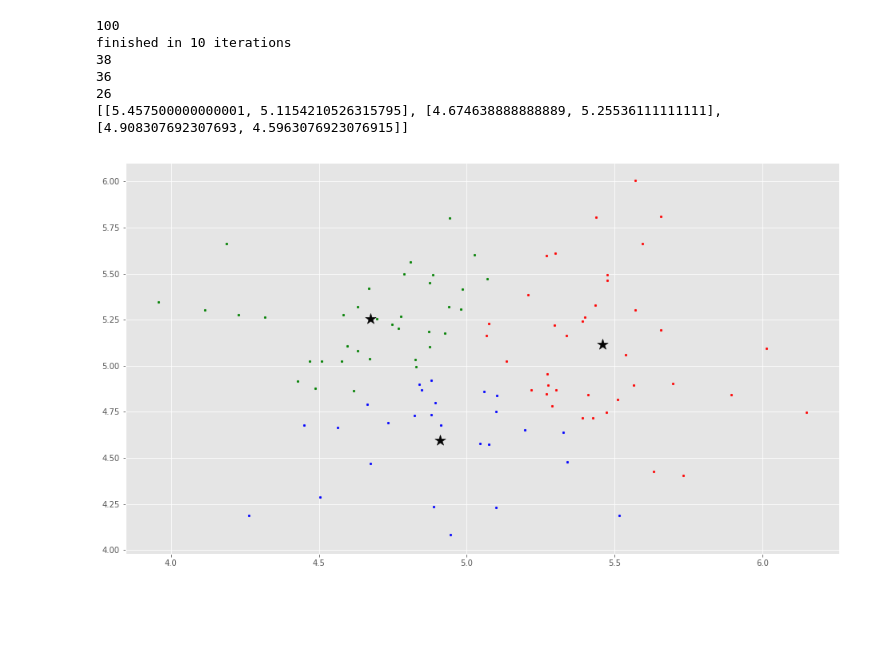
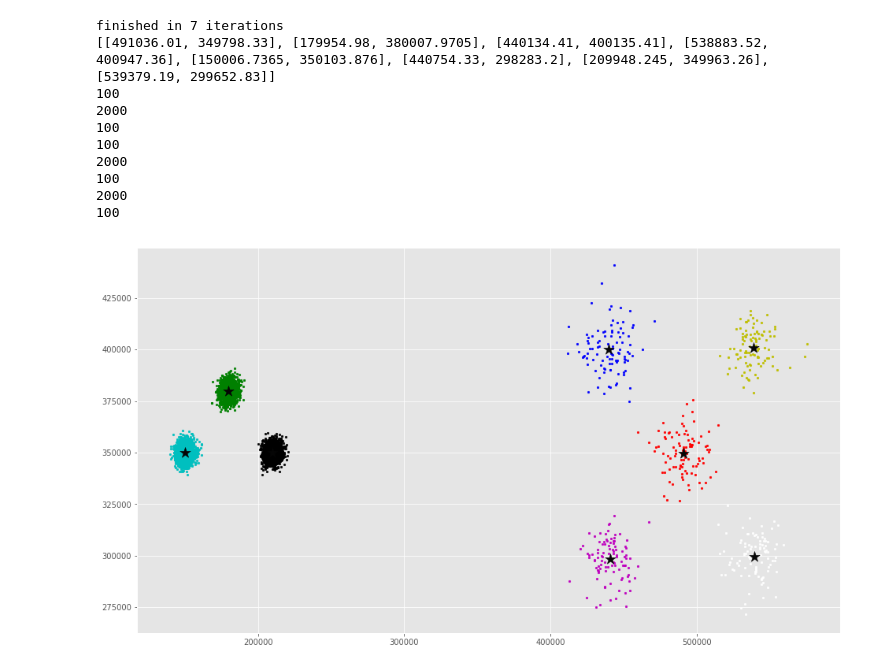
Before and after one commit to antonpetkoff/learning, a Jupyter notebook: algorithms/k-means/k-means.ipynb, the cells around one changed output. Saved outputs shown, nothing was run; the diff lists cells and outputs as text; code cells hidden in the pictures; blank space fills up the shorter version.

Commit message:
Update k-means ipynb

```diff
--- a/algorithms/k-means/k-means.ipynb
+++ b/algorithms/k-means/k-means.ipynb
@@ -54,30 +29,44 @@ def euclidian_distance(sample1, sample2):
 def read_points(filename):
     with open(filename) as file:
         content = file.readlines()
-    return [list(map(float, x.strip().split('\t', 2))) for x in content]
+    return [list(map(float, x.strip().split(' ', 2))) for x in content]
 
 
-def mean(points):
+def mean(points, default_fn):
     count = len(points)
+
+    if count == 0:
+        return default_fn()
+
     sum_x1 = sum([point[0] for point in points])
     sum_x2 = sum([point[1] for point in points])
     return [sum_x1 / count, sum_x2 / count]
 
 
-def train(data_set, k, max_iterations=10, dist=euclidian_distance):
+def train(data_set, k, max_iterations=100, dist=euclidian_distance):
     # total distance between 2 vector of points
     def vector_dist(vector1, vector2):
         return sum(map(lambda t: dist(t[0], t[1]),
                        zip(vector1, vector2)))
 
+    min_x = min(data_set, key=lambda t: t[0])[0]
+    min_y = min(data_set, key=lambda t: t[1])[1]
+    max_x = max(data_set, key=lambda t: t[0])[0]
+    max_y = max(data_set, key=lambda t: t[1])[1]
+
+    def get_random_point():
+        return [min_x + random.random() * (max_x - min_x),
+                min_y + random.random() * (max_y - min_y)]
+
     random.shuffle(data_set)
     clusters = [0 for _ in range(len(data_set))]
-    centroids = data_set[:k]    # TODO: we chose points from the data set
+    centroids = [get_random_point() for _ in range(k)]
+    # centroids = data_set[:k]    # TODO: we chose points from the data set
     centroids_old = [[0, 0] for _ in range(k)]
     error = vector_dist(centroids, centroids_old)
     iterations = 0
 
-    while error != 0 or iterations < max_iterations:
+    while error != 0 and iterations < max_iterations:
         # assign each sample to its closest cluster (nearest centroid)
         for sample_id in range(len(data_set)):
             nearest_centroid = min(centroids,
@@ -87,44 +76,52 @@ def train(data_set, k, max_iterations=10, dist=euclidian_distance):
 
         centroids_old = deepcopy(centroids)
 
         # for each cluster assign a new centroid
         for cluster_id in range(k):
             points = [data_set[sample_id]
                       for sample_id in range(len(data_set))
                       if clusters[sample_id] == cluster_id]
-            centroids[cluster_id] = mean(points)
+            centroids[cluster_id] = mean(points, get_random_point)
 
         error = vector_dist(centroids, centroids_old)
         iterations += 1
 
     print("finished in %d iterations" % iterations)
-    colors = ['r', 'g', 'b', 'y', 'c', 'm']
+    return centroids, clusters
+
+
+def draw(centroids, clusters, data_set, k):
+    colors = ['r', 'g', 'b', 'y', 'c', 'm', 'k', 'w']
     fig, ax = plt.subplots()
     for i in range(k):
             points = np.array([data_set[j]
                               for j in range(len(data_set))
                               if clusters[j] == i])
             print(len(points))
             ax.scatter(points[:, 0], points[:, 1], s=7, c=colors[i])
     # ax.scatter(centroids[:, 0], centroids[:, 1], marker='*', s=200, c='#050505')
     ax.scatter(list(map(itemgetter(0), centroids)),
                list(map(itemgetter(1), centroids)),
                marker='*', s=200, c='#050505')
 
-    return centroids
 
-
-random_seed = 42
-vectors = read_points('/home/tony/source/learning/algorithms/k-means/normal/normal.txt')
-print(len(vectors))
+random_seed = 2
+vectors = read_points('/home/tony/source/learning/algorithms/k-means/unbalance/unbalance.txt')
 random.seed(random_seed)
 
-print(train(vectors, 3))
+k = 8
+centroids, clusters = train(vectors, k)
+print(centroids)
+draw(centroids, clusters, vectors, k)
 # %% [output]
+finished in 7 iterations
+[[491036.01, 349798.33], [179954.98, 380007.9705], [440134.41, 400135.41], [538883.52, 400947.36], [150006.7365, 350103.876], [440754.33, 298283.2], [209948.245, 349963.26], [539379.19, 299652.83]]
 100
-finished in 10 iterations
-38
-36
-26
-[[5.457500000000001, 5.1154210526315795], [4.674638888888889, 5.25536111111111], [4.908307692307693, 4.5963076923076915]]
+2000
+100
+100
+2000
+100
+2000
+100
-[figure, old version]
+[figure, new version]
```
Also changed, not shown: parts of 1 cell of this notebook, 1 other file.
